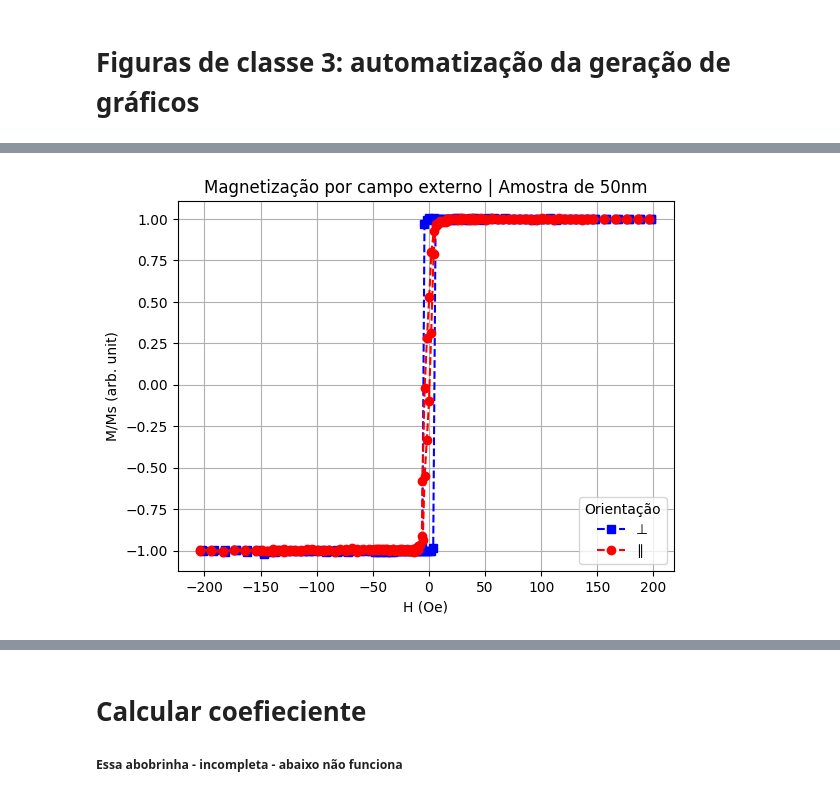
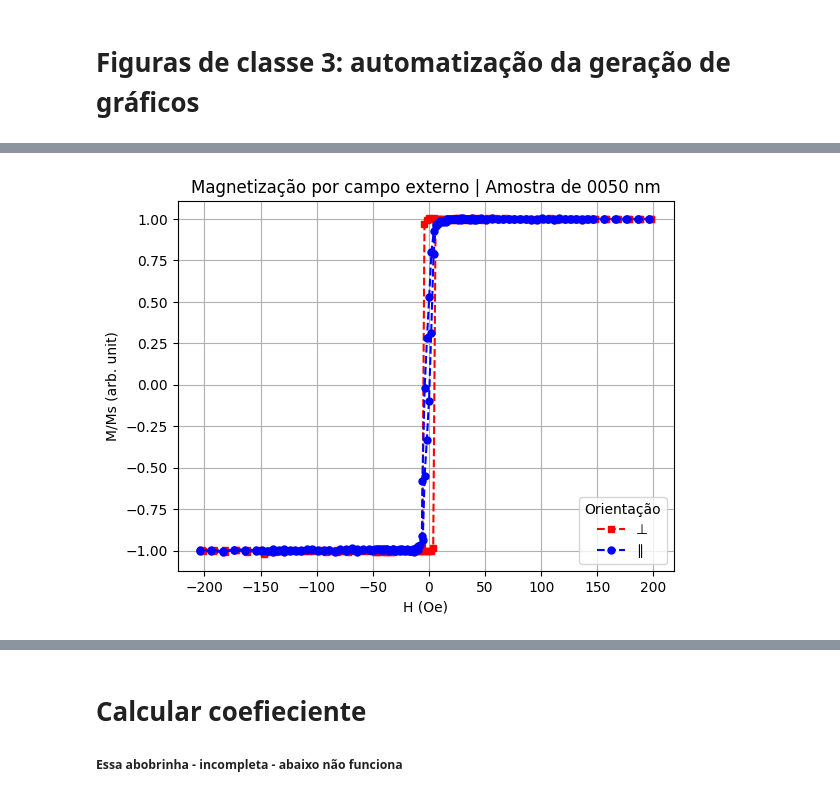
Before and after one commit to devAbq/tarefaDePlotagemDeDadosEmPython, a Jupyter notebook: main.ipynb, the cells around one changed output, grey strips where cells are left out. Drawn from its saved outputs; the diff is of its cells as text; code cells hidden in the pictures.

Commit message:
loop for graph construction (figuras de classe 3) done

```diff
--- a/main.ipynb
+++ b/main.ipynb
@@ -53,23 +53,23 @@ with open(pathToData+ortogonalFileRead, "r") as file1:
 
 #second dataset
 with open(pathToData+paralelFileRead, "r") as file2:
-  lineReadingsFor2ndDataset = file2.readlines()
-  arrayOfReadsFor2ndDataset = []
-  for line in lineReadingsFor2ndDataset:
-    singleLineIn2ndDataset = line.split()
-    associateLineFromFileWithArrayRowFor2ndDataset = [float(elem) for elem in singleLineIn2ndDataset]
-    arrayOfReadsFor2ndDataset.append(associateLineFromFileWithArrayRowFor2ndDataset)
+  lineReadingsForDataset2 = file2.readlines()
+  arrayOfReadsForDataset2 = []
+  for line in lineReadingsForDataset2:
+    singleLineInDataset2 = line.split()
+    associateLineFromFileWithArrayRowForDataset2 = [float(elem) for elem in singleLineInDataset2]
+    arrayOfReadsForDataset2.append(associateLineFromFileWithArrayRowForDataset2)
 
 #build axes from array
 xAxisReadings = [row[0] for row in arrayOfReads]
 yAxisReadings = [row[1] for row in arrayOfReads]
 
 #build axes from second dataset
-xAxisReadingsFor2ndDataset = [row[0] for row in arrayOfReadsFor2ndDataset]
-yAxisReadingsFor2ndDataset = [row[1] for row in arrayOfReadsFor2ndDataset]
+xAxisReadingsForDataset2 = [row[0] for row in arrayOfReadsForDataset2]
+yAxisReadingsForDataset2 = [row[1] for row in arrayOfReadsForDataset2]
 #plot graph
 plt.plot(xAxisReadings, yAxisReadings, "--s", color="b")
-plt.plot(xAxisReadingsFor2ndDataset, yAxisReadingsFor2ndDataset, "--o", color="r")
+plt.plot(xAxisReadingsForDataset2, yAxisReadingsForDataset2, "--o", color="r")
 plt.xlim(-30, 30)
 plt.xlabel("H (Oe)")
 plt.ylabel("M/Ms (arb. unit)")
@@ -79,47 +79,52 @@ plt.grid()
 # %% [markdown]
 # Figuras de classe 3: automatização da geração de gráficos
 # %%
-#import matplotlib, os, and filepathing for respectives graphical functionality, more sophisticated os directories management and file pahting for current device
+#import matplotlib, os, and filepathing for respectives graphical functionality, more sophisticated os directories management and file pathing for current device
 import matplotlib.pyplot as plt
 import os
 from filePathing import pathToDirForThisDevice, ortogonalFileRead, paralelFileRead
 
 #file pathing
 pathToData = pathToDirForThisDevice
-listDataDir = os.listdir(pathToData)
-files = [f for f  in os.listdir(pathToData) if os.path.isfile(f)]
-print (files)
+getListOfFiles = [os.path.join(pathToData, singleDataFile) for singleDataFile in os.listdir(pathToData) if os.path.isfile(os.path.join(pathToData, singleDataFile))]
 
-#open single file and read and associate to array
-with open(pathToData+ortogonalFileRead, "r") as file1:
-  lineReadingsFor1stDataset = file1.readlines()
-  arrayOfReadsFor1stDataset = []
-  for line in lineReadingsFor1stDataset:
-    singleLineFor1stDataset = line.split()
-    associateLineFromFileWithArrayRowFor1stDataset = [float(elem) for elem in singleLineFor1stDataset]
-    arrayOfReadsFor1stDataset.append(associateLineFromFileWithArrayRowFor1stDataset)
+#loop for plotting all graphs
+for counter in range(0, len(getListOfFiles), 2):
+  counterFor00Degrees = counter
+  counterFor90Degrees = (counter + 1) if counter + 1 < len(getListOfFiles) else None
 
-#second dataset
-with open(pathToData+paralelFileRead, "r") as file2:
-  lineReadingsFor2ndDataset = file2.readlines()
-  arrayOfReadsFor2ndDataset = []
-  for line in lineReadingsFor2ndDataset:
-    singleLineIn2ndDataset = line.split()
-    associateLineFromFileWithArrayRowFor2ndDataset = [float(elem) for elem in singleLineIn2ndDataset]
-    arrayOfReadsFor2ndDataset.append(associateLineFromFileWithArrayRowFor2ndDataset)
+  #dataset 1
+  with open(getListOfFiles[counterFor00Degrees], "r") as file1:
+    readSampleName = os.path.splitext(os.path.basename(getListOfFiles[counterFor00Degrees]))[0].split("_")[0] #this reads the sample name so it goes into the graph
+    lineReadingsForDataset1 = file1.readlines()
+    arrayOfReadsForDataset1 = []
+    for line in lineReadingsForDataset1:
+      singleLineForDataset1 = line.split()
+      associateLineFromFileWithArrayRowForDataset1 = [float(reading1) for reading1 in singleLineForDataset1]
+      arrayOfReadsForDataset1.append(associateLineFromFileWithArrayRowForDataset1)
 
-#build axes from array
-xAxisReadingsFor1stDataset = [row[0] for row in arrayOfReadsFor1stDataset]
-yAxisReadingsFor1stDataset = [row[1] for row in arrayOfReadsFor1stDataset]
-xAxisReadingsFor2ndDataset = [row[0] for row in arrayOfReadsFor2ndDataset]
-yAxisReadingsFor2ndDataset = [row[1] for row in arrayOfReadsFor2ndDataset]
+  #dataset 2
+  with open(getListOfFiles[counterFor90Degrees], "r") as file2:
+    lineReadingsForDataset2 = file2.readlines()
+    arrayOfReadsForDataset2 = []
+    for line in lineReadingsForDataset2:
+      singleLineInDataset2 = line.split()
+      associateLineFromFileWithArrayRowForDataset2 = [float(reading2) for reading2 in singleLineInDataset2]
+      arrayOfReadsForDataset2.append(associateLineFromFileWithArrayRowForDataset2)
 
-#plot graph
-plt.plot(xAxisReadingsFor1stDataset, yAxisReadingsFor1stDataset, "--s", color="b")
-plt.plot(xAxisReadingsFor2ndDataset, yAxisReadingsFor2ndDataset, "--o", color="r")
-plt.xlabel("H (Oe)")
-plt.ylabel("M/Ms (arb. unit)")
-plt.title("Magnetização por campo externo | Amostra de 50nm")
-plt.legend(["⊥", "∥"], loc = "lower right", title="Orientação")
-plt.grid()
+  #build axes from array
+  xAxisReadingsForDataset1 = [row[0] for row in arrayOfReadsForDataset1]
+  yAxisReadingsForDataset1 = [row[1] for row in arrayOfReadsForDataset1]
+  xAxisReadingsForDataset2 = [row[0] for row in arrayOfReadsForDataset2]
+  yAxisReadingsForDataset2 = [row[1] for row in arrayOfReadsForDataset2]
+
+  #plot graph
+  plt.plot(xAxisReadingsForDataset1, yAxisReadingsForDataset1, "--s", color="r", markersize=5)
+  plt.plot(xAxisReadingsForDataset2, yAxisReadingsForDataset2, "--o", color="b", markersize=5)
+  plt.xlabel("H (Oe)")
+  plt.ylabel("M/Ms (arb. unit)")
+  plt.title(f"Magnetização por campo externo | Amostra de {readSampleName} nm")
+  plt.legend(["⊥", "∥"], loc = "lower right", title="Orientação")
+  plt.grid()
+  plt.show()
 # %% [output]
@@ -127 +131 @@ plt.grid()
-[figure, old version]
+[figure, new version]
```
Also changed, not shown: parts of 1 cell of this notebook.
